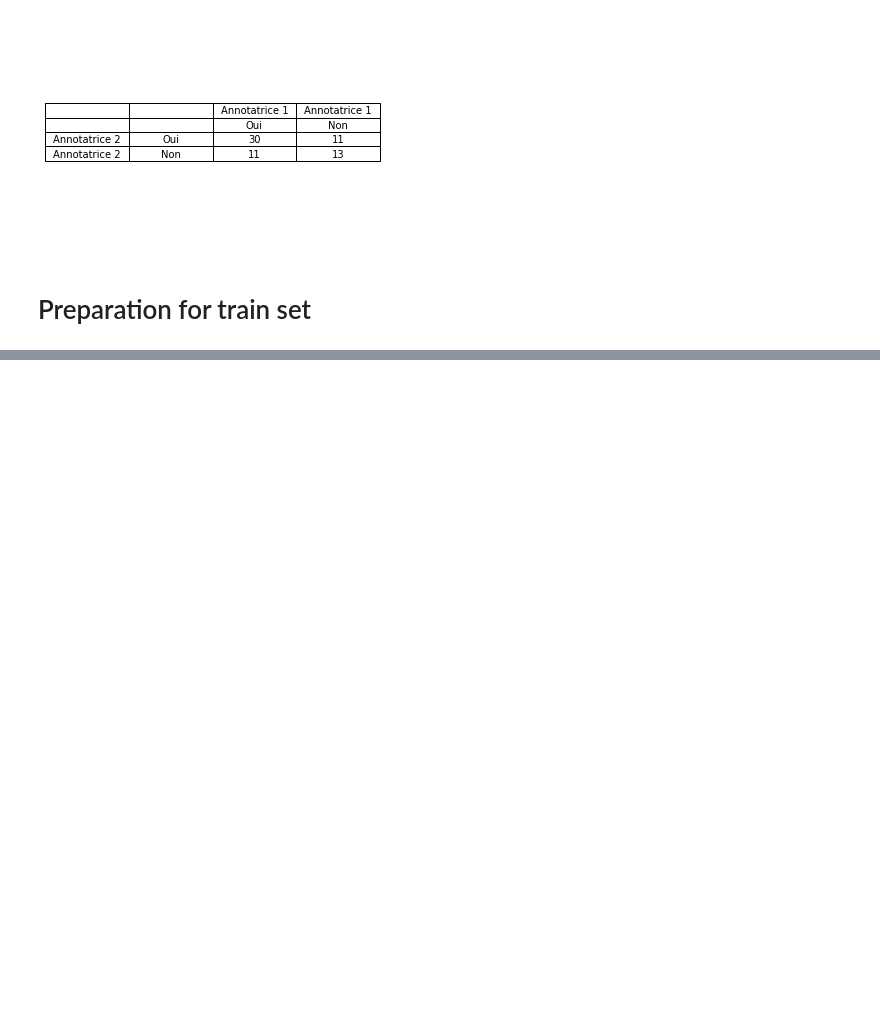
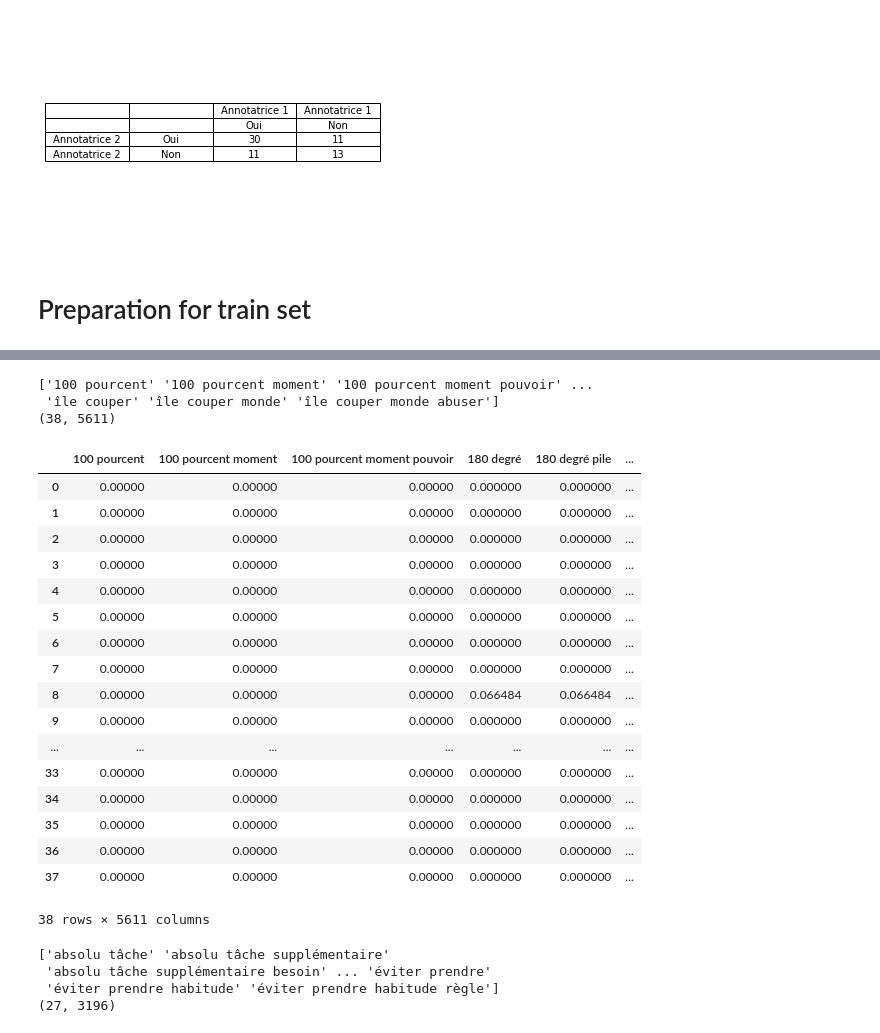
Before and after one commit to Yidi-Huang/DetectionMBTI, a Jupyter notebook: Resultat_yidi.ipynb, the cells around one changed output, grey strips where cells are left out. Saved outputs shown, nothing was run; the diff lists cells and outputs as text; code cells hidden in the pictures; blank space fills up the shorter version.

```diff
--- a/Resultat_yidi.ipynb
+++ b/Resultat_yidi.ipynb
@@ -352,0 +466,48 @@ for index, row in df.iterrows():
+# %%
+### split data to negatif and positif comment
+I=df[df['label']==0]['reponse']
+E=df[df['label']==1]['reponse']
+# %%
+from sklearn.feature_extraction.text import TfidfVectorizer
+vectorizer = TfidfVectorizer(ngram_range=(2, 4))
+# %%
+X_I = vectorizer.fit_transform(I)
+print(vectorizer.get_feature_names_out())
+
+print(X_I.shape)
+# %% [output]
+['100 pourcent' '100 pourcent moment' '100 pourcent moment pouvoir' ...
+ 'île couper' 'île couper monde' 'île couper monde abuser']
+(38, 5611)
+# %%
+I=pd.DataFrame(X_I.toarray(),columns=vectorizer.get_feature_names_out())
+I
+# %% [output]
+|  | 100 pourcent | 100 pourcent moment | 100 pourcent moment pouvoir | 180 degré | 180 degré pile | ... |
+| 0 | 0.00000 | 0.00000 | 0.00000 | 0.000000 | 0.000000 | ... |
+| 1 | 0.00000 | 0.00000 | 0.00000 | 0.000000 | 0.000000 | ... |
+| 2 | 0.00000 | 0.00000 | 0.00000 | 0.000000 | 0.000000 | ... |
+| 3 | 0.00000 | 0.00000 | 0.00000 | 0.000000 | 0.000000 | ... |
+| 4 | 0.00000 | 0.00000 | 0.00000 | 0.000000 | 0.000000 | ... |
+| 5 | 0.00000 | 0.00000 | 0.00000 | 0.000000 | 0.000000 | ... |
+| 6 | 0.00000 | 0.00000 | 0.00000 | 0.000000 | 0.000000 | ... |
+| 7 | 0.00000 | 0.00000 | 0.00000 | 0.000000 | 0.000000 | ... |
+| 8 | 0.00000 | 0.00000 | 0.00000 | 0.066484 | 0.066484 | ... |
+| 9 | 0.00000 | 0.00000 | 0.00000 | 0.000000 | 0.000000 | ... |
+| ... | ... | ... | ... | ... | ... | ... |
+| 33 | 0.00000 | 0.00000 | 0.00000 | 0.000000 | 0.000000 | ... |
+| 34 | 0.00000 | 0.00000 | 0.00000 | 0.000000 | 0.000000 | ... |
+| 35 | 0.00000 | 0.00000 | 0.00000 | 0.000000 | 0.000000 | ... |
+| 36 | 0.00000 | 0.00000 | 0.00000 | 0.000000 | 0.000000 | ... |
+| 37 | 0.00000 | 0.00000 | 0.00000 | 0.000000 | 0.000000 | ... |
+38 rows × 5611 columns
+# %%
+X_E = vectorizer.fit_transform(E)
+print(vectorizer.get_feature_names_out())
+
+print(X_E.shape)
+# %% [output]
+['absolu tâche' 'absolu tâche supplémentaire'
+ 'absolu tâche supplémentaire besoin' ... 'éviter prendre'
+ 'éviter prendre habitude' 'éviter prendre habitude règle']
+(27, 3196)
```
Also changed, not shown: parts of 71 cells of this notebook.
